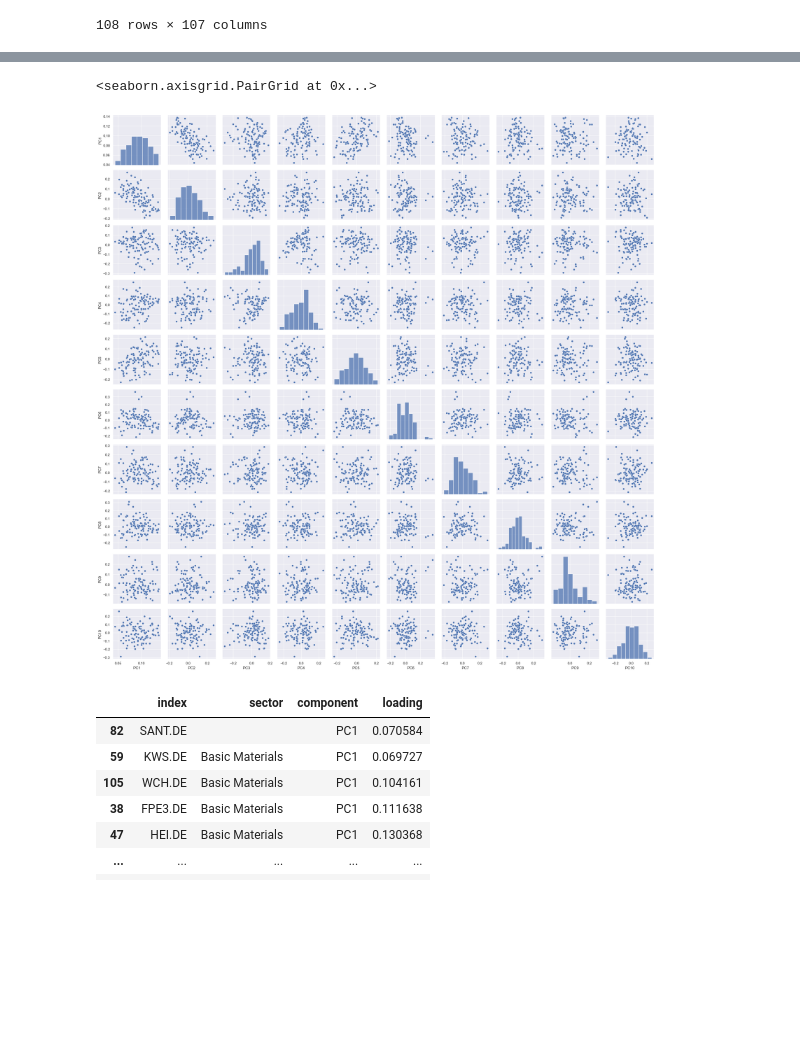
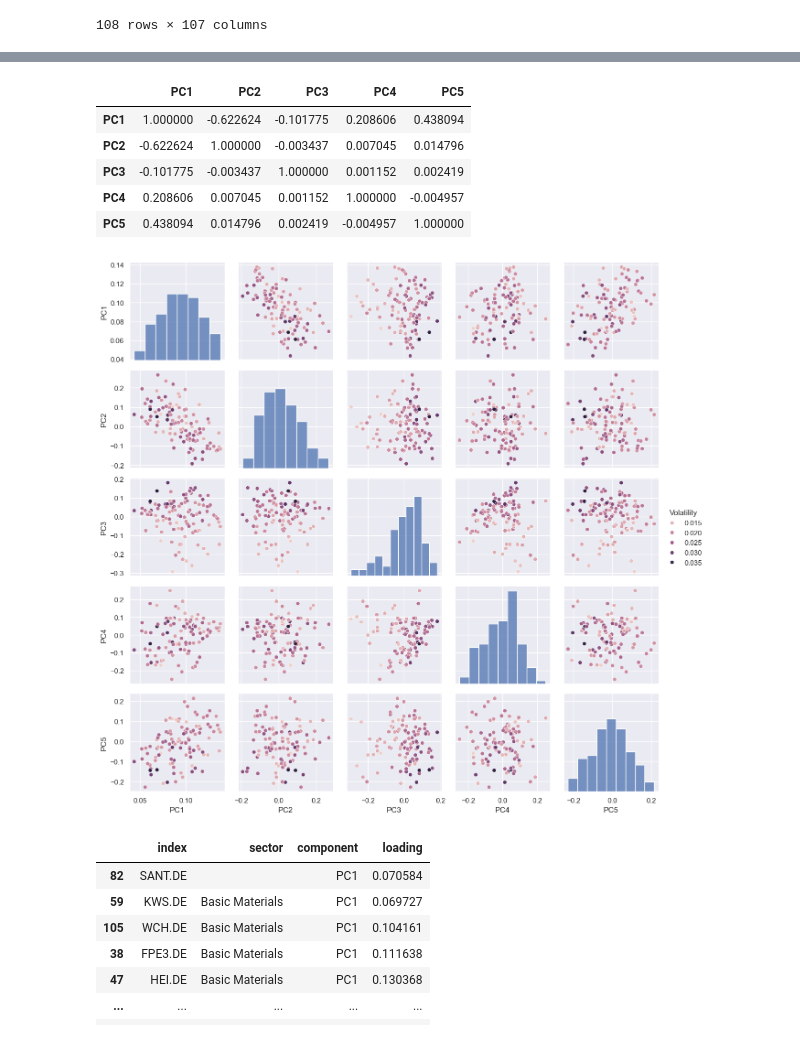
Before and after one commit to rmnskb/pca-project, a Jupyter notebook: german_market_practice.ipynb, the cells around one changed output, grey strips where cells are left out. Drawn from its saved outputs; the diff is of its cells as text; code cells hidden in the pictures; blank space fills up the shorter version.

```diff
--- a/german_market_practice.ipynb
+++ b/german_market_practice.ipynb
@@ -471,7 +487,8 @@ sns.set(rc={'figure.figsize':(10, 5)})
 
 pca_corr = dh.PCA(data=rts)
 
-pca_corr.fit(cov_base=False, n_comp=rts.shape[1] - 1)
+pca_corr_loadings = pca_corr.fit(cov_base=False, n_comp=rts.shape[1] - 1)
+pca_corr_loadings
 # %% [output]
 |  | PC1 | PC2 | PC3 | PC4 | PC5 | PC6 | PC7 | PC8 | PC9 | PC10 | ... | ... |
 | 1U1.DE | 0.086676 | 0.021119 | -0.067165 | 0.060552 | -0.128948 | 0.361710 | -0.072548 | -0.101643 | 0.242585 | -0.021774 | ... | ... |
@@ -497,0 +537,8 @@ plt.show();
+# %%
+g = sns.histplot(
+    pca_corr_loadings['PC1']
+)
+
+g.set(xlabel='Eigenvector', ylabel='Count', title='Histogram of the first principal component')
+
+plt.show();
@@ -498,16 +547,31 @@ plt.show();
+# %%
+pca_corr_loadings.iloc[:, :5].corr()
+# %% [output]
+|  | PC1 | PC2 | PC3 | PC4 | PC5 |
+| PC1 | 1.000000 | -0.622624 | -0.101775 | 0.208606 | 0.438094 |
+| PC2 | -0.622624 | 1.000000 | -0.003437 | 0.007045 | 0.014796 |
+| PC3 | -0.101775 | -0.003437 | 1.000000 | 0.001152 | 0.002419 |
+| PC4 | 0.208606 | 0.007045 | 0.001152 | 1.000000 | -0.004957 |
+| PC5 | 0.438094 | 0.014796 | 0.002419 | -0.004957 | 1.000000 |
 # %%
-def visualise_eigenvectors(data):
-    g = sns.PairGrid(data)
+def visualise_eigenvectors(data: pd.DataFrame, volatility_column: str) -> sns.PairGrid:
+    g = sns.PairGrid(data.drop([volatility_column], axis=1))
 
     g.map_diag(sns.histplot)
-    g.map_offdiag(sns.scatterplot)
+    g.map_offdiag(sns.scatterplot, hue=data[volatility_column])
+    g.add_legend(title='Volatility')
 
     return g
 # %%
-visualise_eigenvectors(pca_corr._components.iloc[:, :10]);
+pca_corr_vol = pca_corr._components.iloc[:, :5].join(
+    mean_var_df.set_index('symbol')['vol']
+)
+
+g = visualise_eigenvectors(pca_corr_vol, volatility_column='vol')
+# plt.suptitle('Interactions between first five components of PCA')
+plt.show();
 # %% [output]
-<seaborn.axisgrid.PairGrid at 0x...>
-[figure, old version]
+[figure, new version]
 # %%
 pca_corr.transpose_loadings_sectors(cov_base=False, n_comp=10)
 # %% [output]
```
Also changed, not shown: parts of 24 cells of this notebook, 2 other files.
